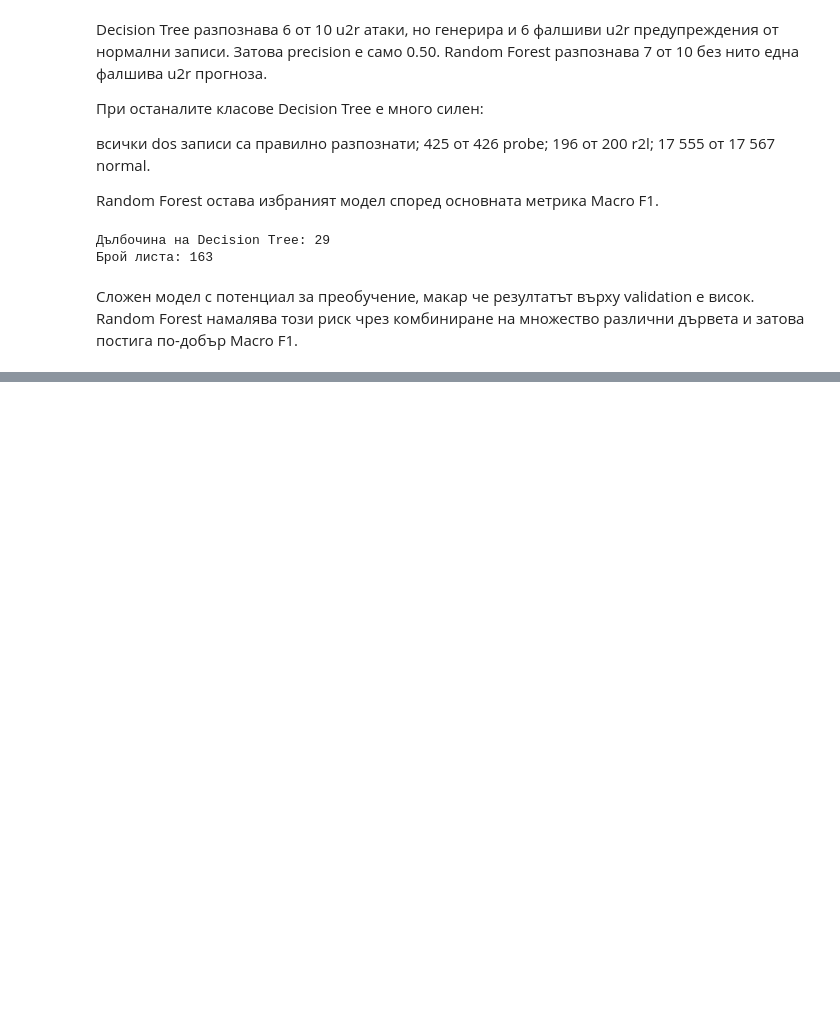
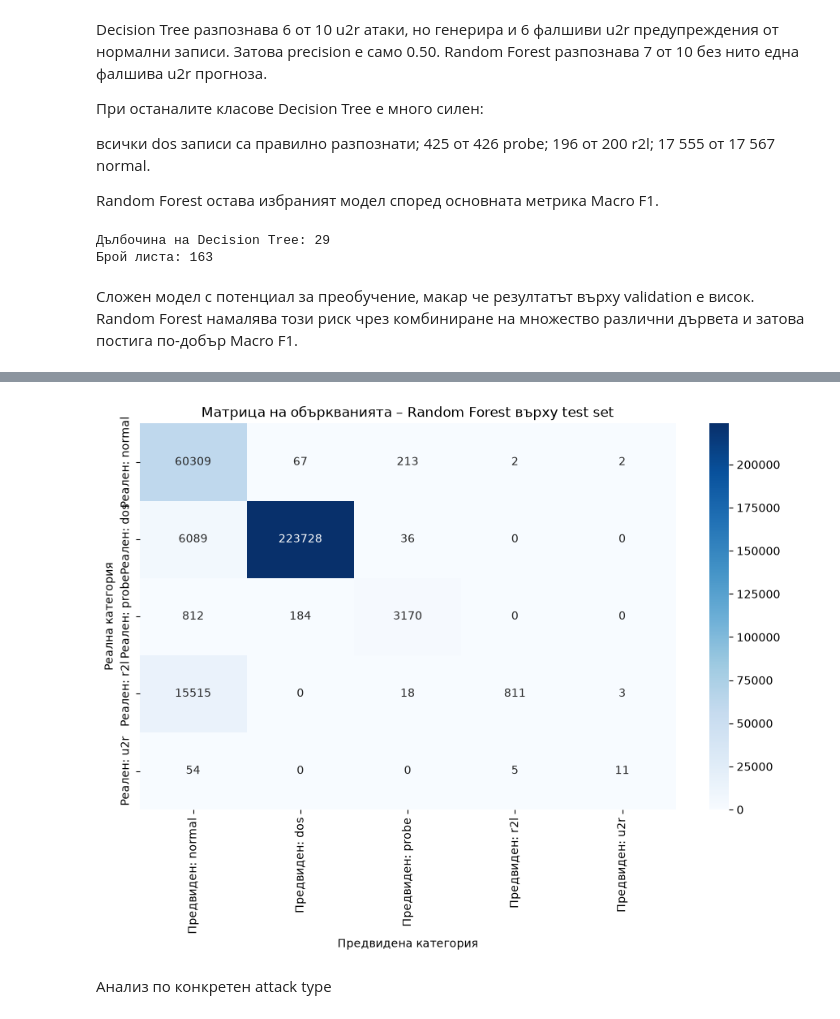
Before and after one commit to gabriela-1122/network-intrusion-detection, a Jupyter notebook: notebooks/EDA.ipynb, the cells around one changed output, grey strips where cells are left out. Saved outputs shown, nothing was run; the diff lists cells and outputs as text; code cells hidden in the pictures; blank space fills up the shorter version.

```diff
--- a/notebooks/EDA.ipynb
+++ b/notebooks/EDA.ipynb
@@ -1087,0 +1388,20 @@ print(
+# %%
+test_confusion_matrix = confusion_matrix(
+    y_test,
+    y_test_pred,
+    labels=CLASS_ORDER,
+)
+
+test_confusion_matrix_df = pd.DataFrame(
+    test_confusion_matrix,
+    index=[
+        f"Реален: {label}"
+        for label in CLASS_ORDER
+    ],
+    columns=[
+        f"Предвиден: {label}"
+        for label in CLASS_ORDER
+    ],
+)
+
+display(test_confusion_matrix_df)
@@ -1087,0 +1415,21 @@ print(
+# %%
+plt.figure(figsize=(9, 7))
+
+sns.heatmap(
+    test_confusion_matrix_df,
+    annot=True,
+    fmt="d",
+    cmap="Blues",
+)
+
+plt.title(
+    "Матрица на объркванията – Random Forest върху test set"
+)
+plt.xlabel("Предвидена категория")
+plt.ylabel("Реална категория")
+plt.tight_layout()
+plt.show()
+# %% [output]
+[figure, added]
+# %% [markdown]
+Анализ по конкретен attack type
```
Also changed, not shown: parts of 25 cells of this notebook, 1 other file.
